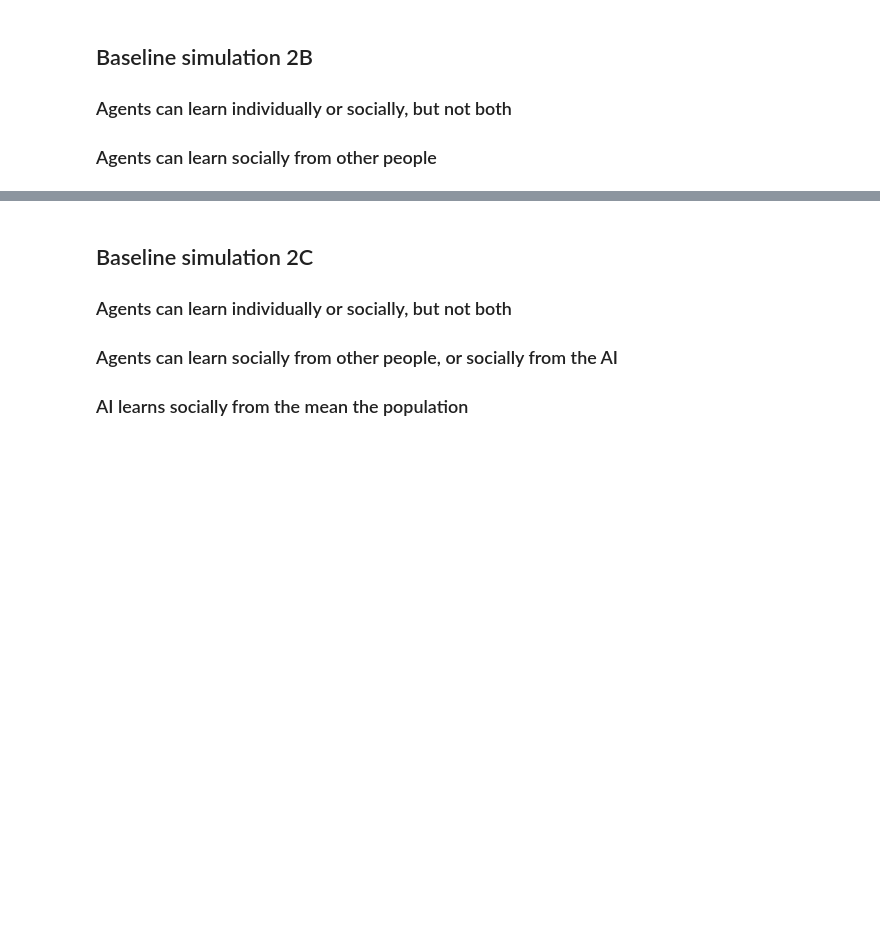
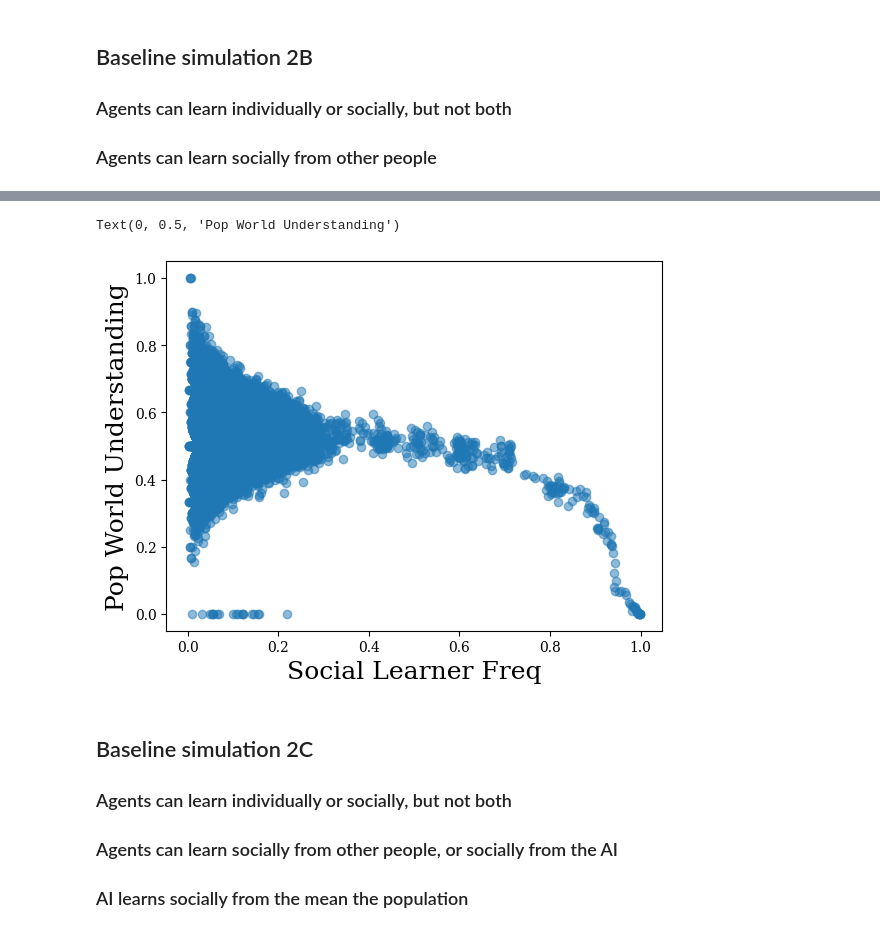
Before and after one commit to collinskatie/ai-rogers-paradox, a Jupyter notebook: sims.ipynb, the cells around one changed output, grey strips where cells are left out. Saved outputs shown, nothing was run; the diff lists cells and outputs as text; code cells hidden in the pictures; blank space fills up the shorter version.

```diff
--- a/sims.ipynb
+++ b/sims.ipynb
@@ -86,3 +106,10 @@ print(np.mean(learner_adaptation))
+# %%
+plt.scatter( social_learner_freqs, social_learner_adaptation,alpha=0.5)
+plt.xlabel("Social Learner Freq", fontsize=18)
+plt.ylabel("Pop World Understanding", fontsize=18)
+# %% [output]
+Text(0, 0.5, 'Pop World Understanding')
+[figure, added]
 # %% [markdown]
 ## Baseline simulation 2C
 ### Agents can learn individually or socially, but not both
```
Also changed, not shown: parts of 9 cells of this notebook, 10 other files.
